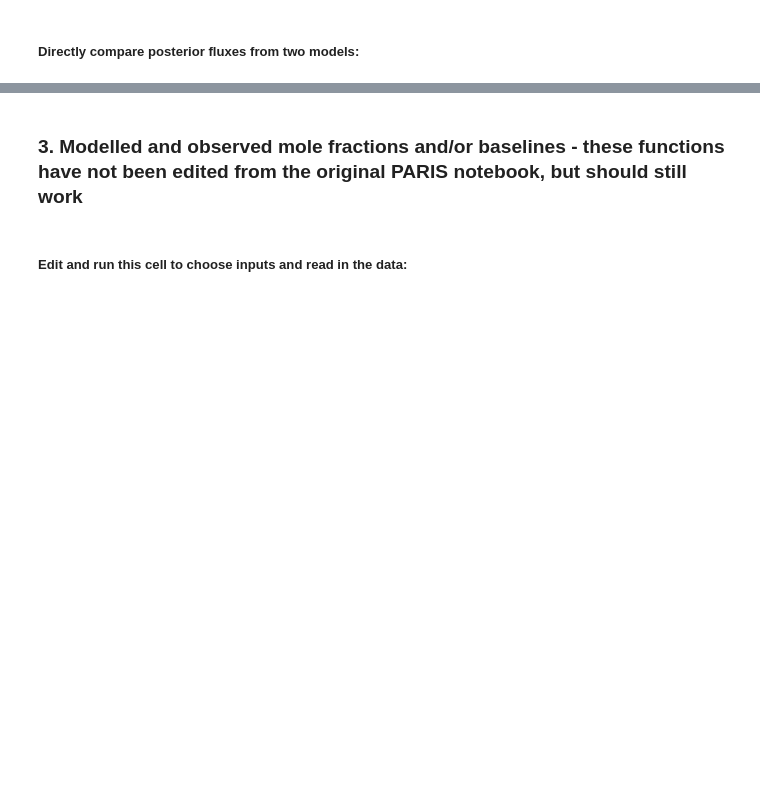
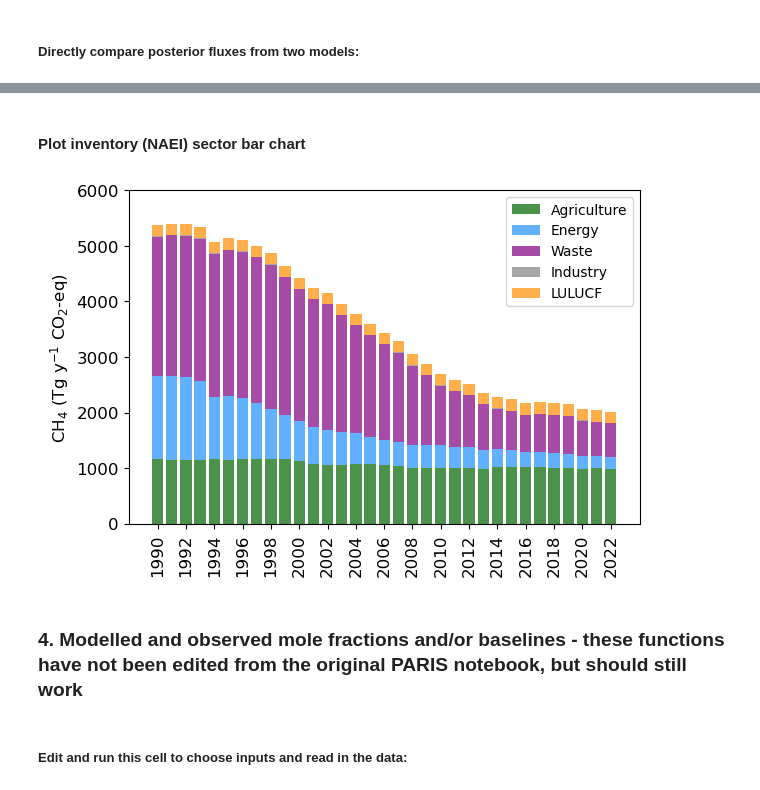
Before and after one commit to openghg/fluxie, a Jupyter notebook: PARIS_inversion_results_NISC.ipynb, the cells around one changed output, grey strips where cells are left out. Cells and saved outputs as stored; diff of their text form; code cells hidden in the pictures; blank space fills up the shorter version.

Commit message:
added basic sector level results plots

```diff
--- a/PARIS_inversion_results_NISC.ipynb
+++ b/PARIS_inversion_results_NISC.ipynb
@@ -93,6 +93,8 @@ m_data = {'intem':                      {'filename':'None',
                                          'label':'InTEM NID 2025 2 year'},
         'intem_NID2025':              {'filename':'InTEM_NAME_EUROPE_NID2025',
                                          'label':'InTEM'},
+        'intem_NID2025_sectors':              {'filename':'InTEM_NAME_EUROPE_NID2025_sectors',
+                                         'label':'InTEM'},
         'intem_NID2025_n2o':              {'filename':'InTEM_NAME_EUROPE_NID2025_3year',
                                          'label':'InTEM 1site'},
         'intem_NID2025_monthly':              {'filename':'InTEM_NAME_EUROPE_NID2025',
@@ -365,7 +347,7 @@ Table saved to /home/users/intem_ghg/NID_2025/final_tables/hfo1234yf_country_flu
 #species_all = ['hfc134a','hfc143a','hfc125','hfc32','hfc23',
 #               'hfc152a','hfc365mfc','hfc4310mee','hfc245fa','hfc227ea',
 #             'pfc218','pfc318','pfc116','cf4','nf3','ct','mc']
-species_all = ['hcfo1233zde']
+species_all = ['hfc4310mee']
 
 start_date = '2021-01-01' #inclusive. Option to set as list of dates, e.g. ['2018-01-01','2019-01-01'] which is required for total fgases if one model is missing obs for a year
 end_date = '2025-01-01' #not inclusive. Option to set as list of dates, e.g. ['2023-01-01','2022-01-01'] which is required for total fgases if one model is missing obs for a year
@@ -528,5 +623,20 @@ fig = func.plot_spatial_flux_comparison(ds_all_flux_scaled,species,plot_area,s_d
+# %% [markdown]
+#### Plot inventory (NAEI) sector bar chart
+# %%
+inv_sectors = ['Agric','Energy','Waste','Indus','Land']
+inv_labels = ['Agriculture','Energy','Waste','Industry','LULUCF']
+inv_colors = ['darkgreen','dodgerblue','purple','grey','darkorange']
+start_date = '1990-01-01'
+end_date = '2022-01-01'
+
+fix_y_axes = [0,6000]
+
+fig = func.plot_inventory_sector_flux(start_date,end_date,inv_sectors,inv_labels,inv_colors,species,
+                               fix_y_axes=fix_y_axes)
+# %% [output]
+[figure, added]
 # %% [markdown]
-### 3. Modelled and observed mole fractions and/or baselines - these functions have not been edited from the original PARIS notebook, but should still work
+### 4. Modelled and observed mole fractions and/or baselines - these functions have not been edited from the original PARIS notebook, but should still work
 # %% [markdown]
 ##### Edit and run this cell to choose inputs and read in the data:
 # %%
```
Also changed, not shown: parts of 5 cells of this notebook, 1 other file.
